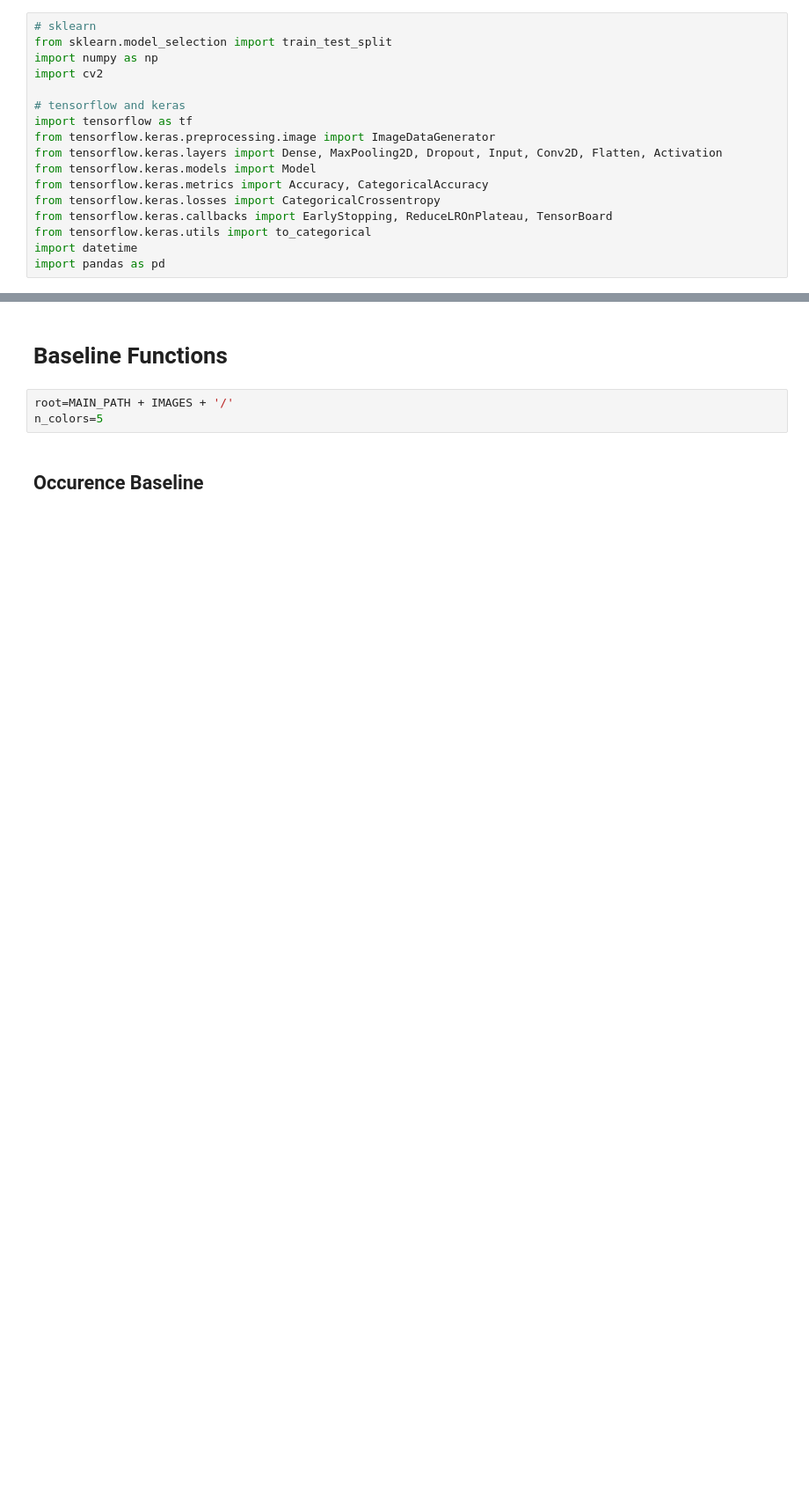
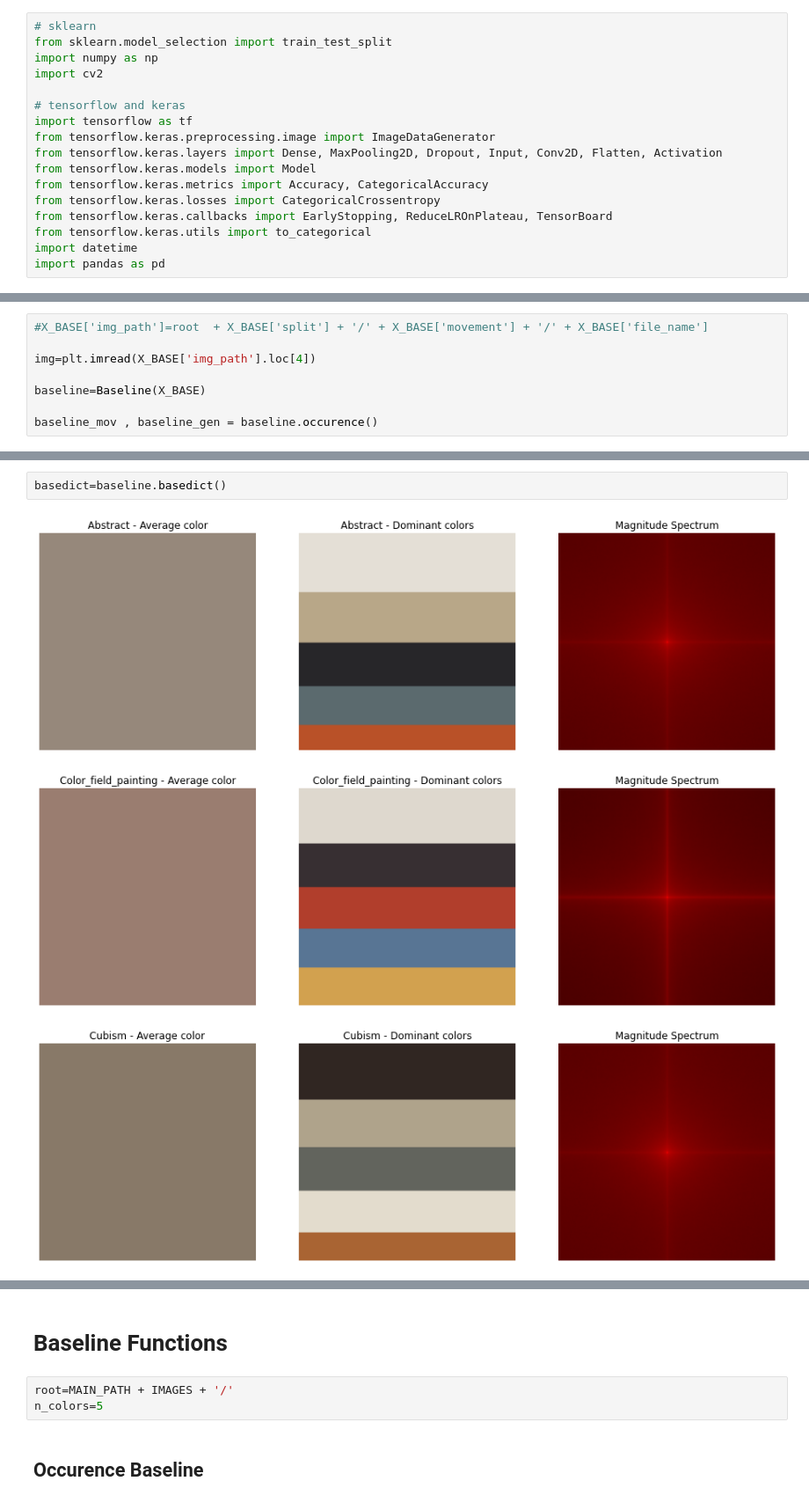
Before and after one commit to gregoirelafay/neural-art, a Jupyter notebook: notebooks/Baselines.ipynb, the cells around one changed output, grey strips where cells are left out. Shown: that part at 88% size. Saved outputs shown, nothing was run; the diff lists cells and outputs as text; blank space fills up the shorter version.

```diff
--- a/notebooks/Baselines.ipynb
+++ b/notebooks/Baselines.ipynb
@@ -64,0 +60,8 @@ merge_mov_1={'abstract_expressionism': 'abstract',
+# %%
+#X_BASE['img_path']=root  + X_BASE['split'] + '/' + X_BASE['movement'] + '/' + X_BASE['file_name']
+
+img=plt.imread(X_BASE['img_path'].loc[4])
+
+baseline=Baseline(X_BASE)
+
+baseline_mov , baseline_gen = baseline.occurence()
@@ -64,0 +114,6 @@ merge_mov_1={'abstract_expressionism': 'abstract',
+# %%
+basedict=baseline.basedict()
+# %% [output]
+[figure, added]
+[figure, added]
+[figure, added]
```
Also changed, not shown: parts of 42 cells of this notebook, 1 other file.
